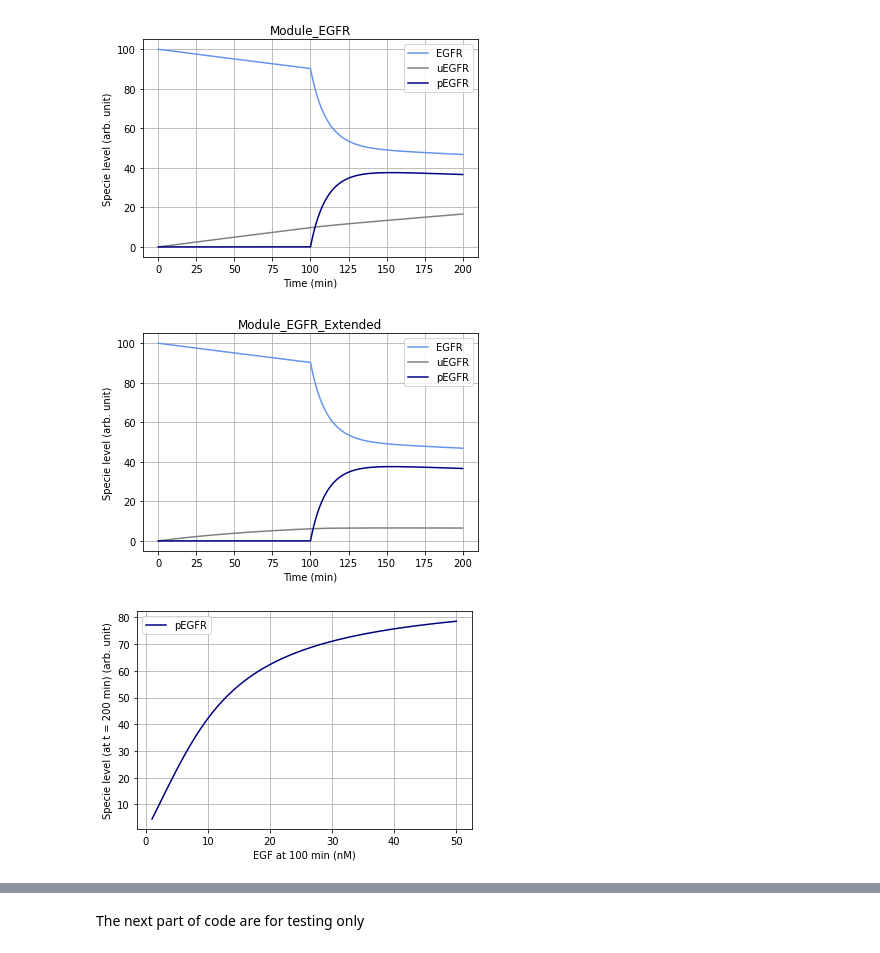
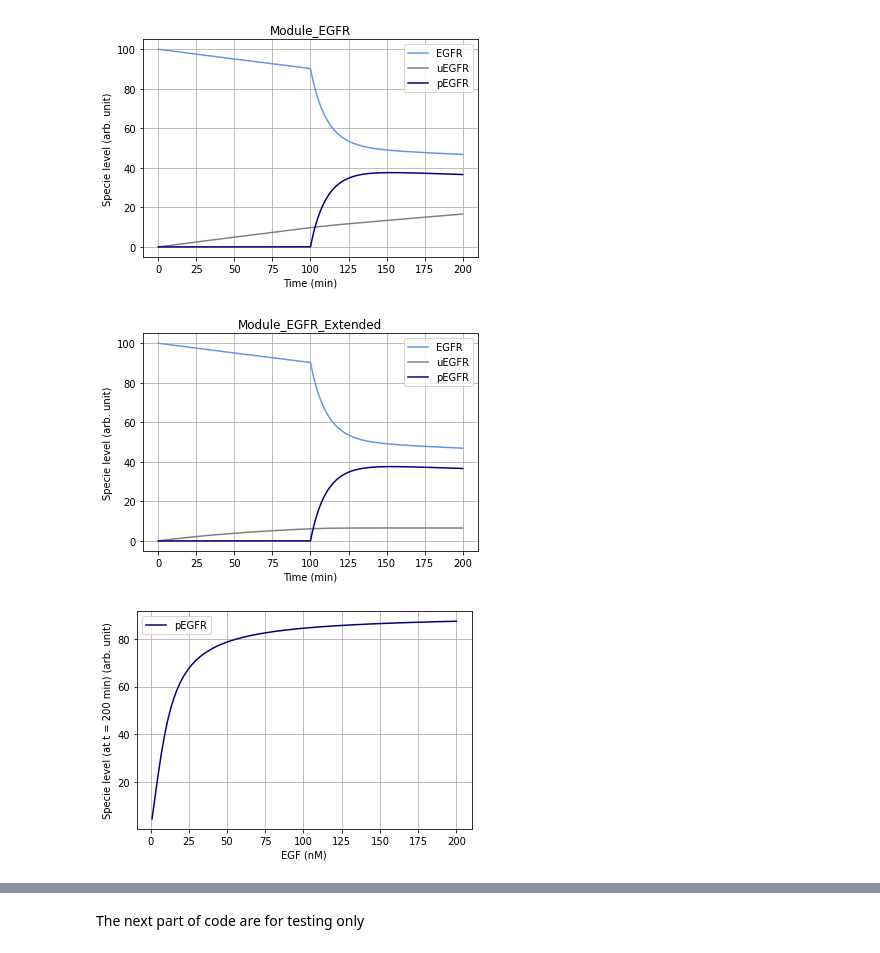
Before and after one commit to AnEvilBurrito/model-builder, a Jupyter notebook: peak3-network.ipynb, the cells around one changed output, grey strips where cells are left out. Saved outputs shown, nothing was run; the diff lists cells and outputs as text; code cells hidden in the pictures.

```diff
--- a/peak3-network.ipynb
+++ b/peak3-network.ipynb
@@ -45,38 +51,39 @@ EGF,0
 # %%
 Module_EGFR_extended = OdeModel('Module_EGFR_Extended')
 Module_EGFR_extended = Module_EGFR_extended.combine(Module_EGFR, 'Module_EGFR_Extended')
 Module_EGFR_extended.addReaction(re.Synthesis('EGFR'))
 Module_EGFR_extended.addReaction(re.Degradation('uEGFR'))
 Module_EGFR_extended.addReaction(re.Degradation('EGFR', KDeg=0.0001))
 Module_EGFR_extended.addReaction(re.Degradation('pEGFR', KDeg=0.0001))
 
 Module_EGFR_extended.simulate_beta(200)
-Module_EGFR_extended.plot(ignore_list=['EGF'], colours=['cornflowerblue', 'grey', 'navy'])
+Module_EGFR_extended.plot(ignore_list=['EGF'], colours=['cornflowerblue', 'grey', 'navy'], savefig=True, name="mpl-31-2")
 
 # Analysing Module_EGFR using EGF as an input
 # pEGFR is treated as an output
 
 output_list = []
 output_var = 'pEGFR'
 input_var = 'EGF'
 
-p_range = np.linspace(1, 50, 100)
+p_range = np.linspace(1, 200, 100)
 for p in p_range:
     Module_EGFR.addActivation('EGF', p, 100)
     Module_EGFR.simulate_beta(200)
     o = Module_EGFR.extractStateValues(output_var)[-1]
     output_list.append(o)
 
 plt.plot(p_range, output_list, label=output_var, c='navy')
 plt.legend()
 plt.grid()
-plt.xlabel('EGF at 100 min (nM)')
-plt.ylabel('Specie level (at t = 200 min) (arb. unit)')
+plt.xlabel('EGF (nM)')
+plt.ylabel('Specie level (arb. unit)')
 
+plt.savefig('mpl-31-3.png', dpi=300)
 plt.show()
 # %% [output]
 [figure]
-[figure, old version]
+[figure, new version]
 # %%
 Module_SFK = OdeModel('Module_SFK')
 Module_SFK.addReaction(re.MichaelisMentenGeneral('SFK', 'aSFK'))
```
Also changed, not shown: parts of 20 cells of this notebook, 7 other files.
